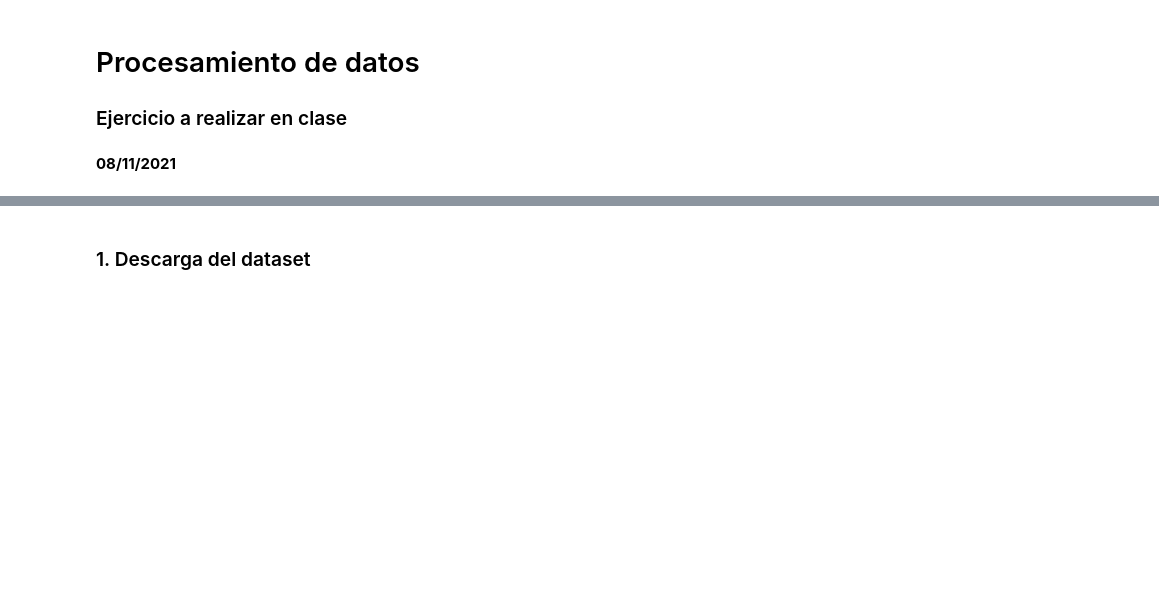
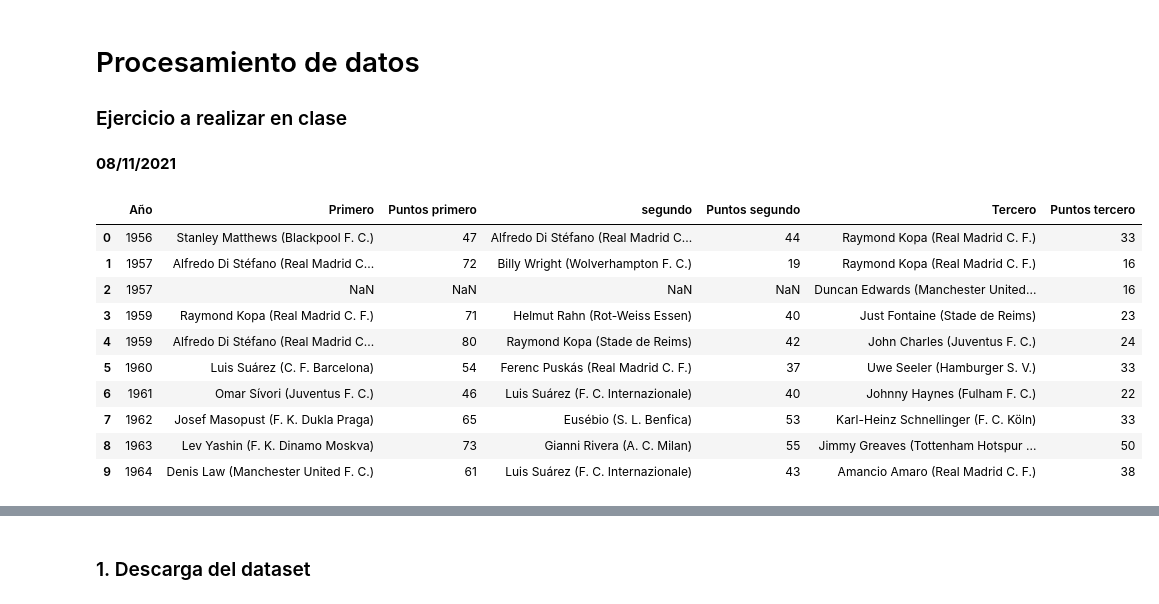
Before and after one commit to Sergio64g/BigDataCourse, a Jupyter notebook: Análisis de datos en el ecosistema Python/Sesión 7 - Data Processing Ejercicio.ipynb, the cells around one changed output, grey strips where cells are left out. Saved outputs shown, nothing was run; the diff lists cells and outputs as text; code cells hidden in the pictures; blank space fills up the shorter version.

```diff
--- a/Análisis de datos en el ecosistema Python/Sesión 7 - Data Processing Ejercicio.ipynb
+++ b/Análisis de datos en el ecosistema Python/Sesión 7 - Data Processing Ejercicio.ipynb
@@ -10,3 +10,19 @@ import urllib.request # para descargar de URL
 import os
 import pandas as pd
 import numpy as np
+# %%
+golden = pd.read_csv('datasets/golden_globe.csv', sep=';', error_bad_lines=False)
+# %%
+golden.head(10)
+# %% [output]
+|  | Año | Primero | Puntos primero | segundo | Puntos segundo | Tercero | Puntos tercero |
+| 0 | 1956 | Stanley Matthews (Blackpool F. C.) | 47 | Alfredo Di Stéfano (Real Madrid C... | 44 | Raymond Kopa (Real Madrid C. F.) | 33 |
+| 1 | 1957 | Alfredo Di Stéfano (Real Madrid C... | 72 | Billy Wright (Wolverhampton F. C.) | 19 | Raymond Kopa (Real Madrid C. F.) | 16 |
+| 2 | 1957 | NaN | NaN | NaN | NaN | Duncan Edwards (Manchester United... | 16 |
+| 3 | 1959 | Raymond Kopa (Real Madrid C. F.) | 71 | Helmut Rahn (Rot-Weiss Essen) | 40 | Just Fontaine (Stade de Reims) | 23 |
+| 4 | 1959 | Alfredo Di Stéfano (Real Madrid C... | 80 | Raymond Kopa (Stade de Reims) | 42 | John Charles (Juventus F. C.) | 24 |
+| 5 | 1960 | Luis Suárez (C. F. Barcelona) | 54 | Ferenc Puskás (Real Madrid C. F.) | 37 | Uwe Seeler (Hamburger S. V.) | 33 |
+| 6 | 1961 | Omar Sívori (Juventus F. C.) | 46 | Luis Suárez (F. C. Internazionale) | 40 | Johnny Haynes (Fulham F. C.) | 22 |
+| 7 | 1962 | Josef Masopust (F. K. Dukla Praga) | 65 | Eusébio (S. L. Benfica) | 53 | Karl-Heinz Schnellinger (F. C. Köln) | 33 |
+| 8 | 1963 | Lev Yashin (F. K. Dinamo Moskva) | 73 | Gianni Rivera (A. C. Milan) | 55 | Jimmy Greaves (Tottenham Hotspur ... | 50 |
+| 9 | 1964 | Denis Law (Manchester United F. C.) | 61 | Luis Suárez (F. C. Internazionale) | 43 | Amancio Amaro (Real Madrid C. F.) | 38 |
```
Also changed, not shown: parts of 6 cells of this notebook, 4 other files.
